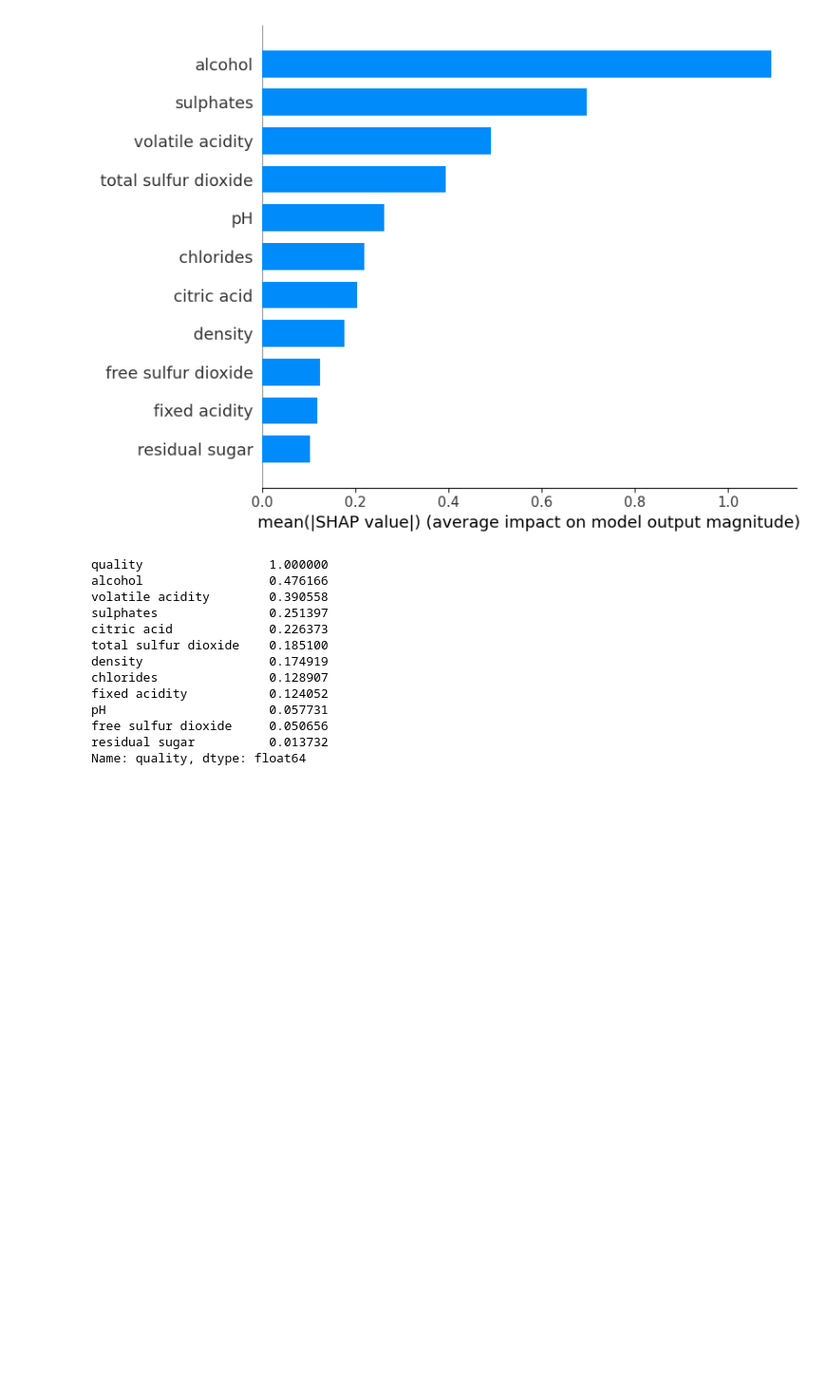
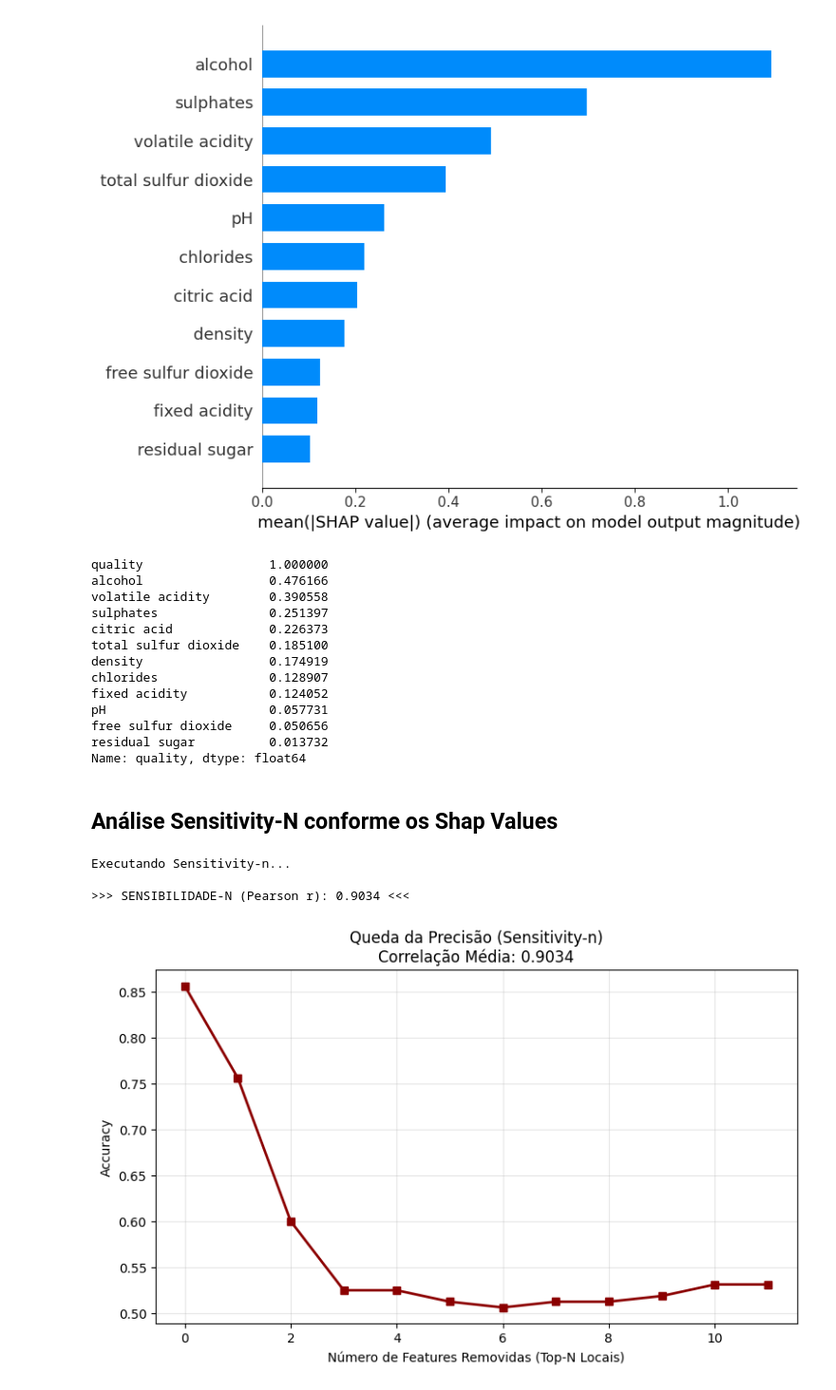
Before and after one commit to rafaelantunes04/Trabalho-Pratico-Interpretabilidade-e-Causalidade, a Jupyter notebook: Exemplo Vinhos Sens-n.ipynb, the cells around one changed output. Shown at 95% size. Cells and saved outputs as stored; diff of their text form; code cells hidden in the pictures; blank space fills up the shorter version.

Commit message:
Sensitivity-N feita para mnist e vinhos

```diff
--- a/Exemplo Vinhos Sens-n.ipynb
+++ b/Exemplo Vinhos Sens-n.ipynb
@@ -171,3 +170,14 @@ pH                      0.057731
 free sulfur dioxide     0.050656
 residual sugar          0.013732
 Name: quality, dtype: float64
+# %% [markdown]
+## Análise Sensitivity-N conforme os Shap Values
+# %%
+modelo_xgbclass.run_sensitivity_n()
+
+print()
+# %% [output]
+Executando Sensitivity-n...
+
+>>> SENSIBILIDADE-N (Pearson r): 0.9034 <<<
+[figure, added]
```
Also changed, not shown: parts of 4 cells of this notebook, 9 other files.
